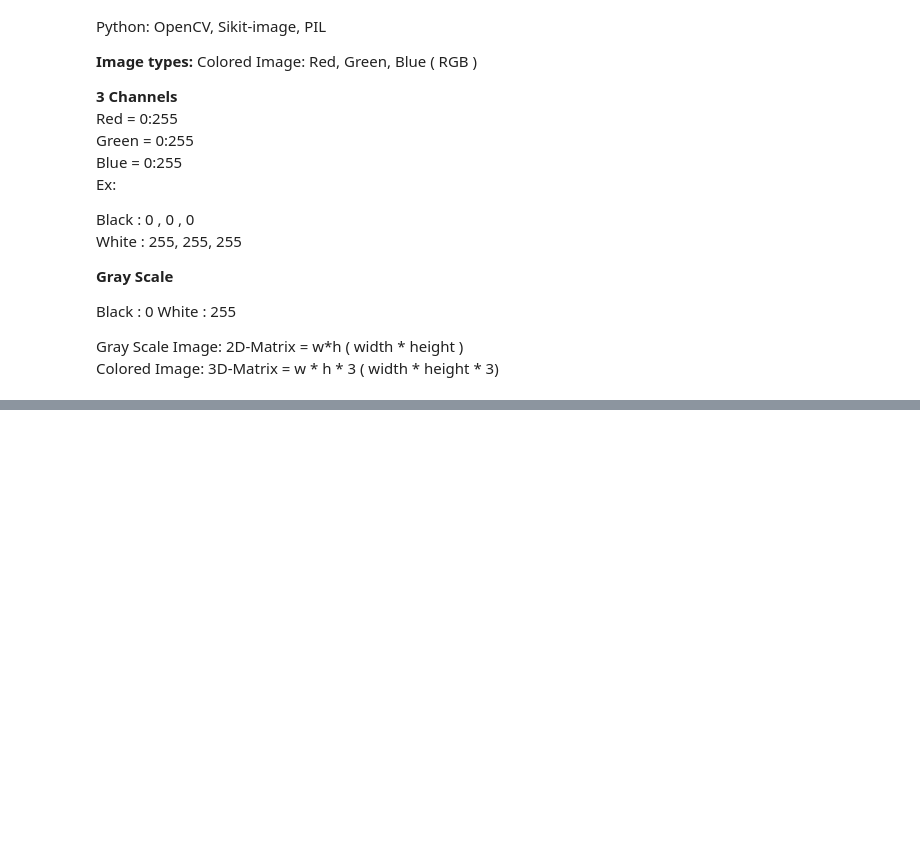
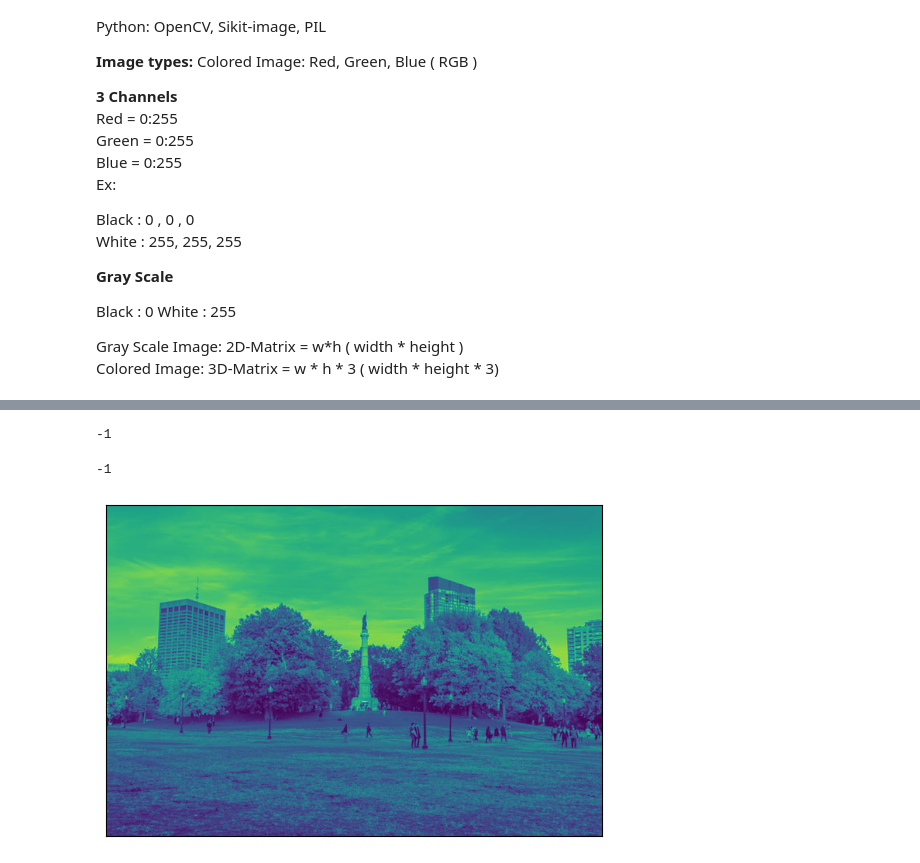
Before and after one commit to Nour-Zayed/Computer-Vision, a Jupyter notebook: Image Processing/image_Processing.ipynb, the cells around one changed output, grey strips where cells are left out. Drawn from its saved outputs; the diff is of its cells as text; code cells hidden in the pictures; blank space fills up the shorter version.

```diff
--- a/Image Processing/image_Processing.ipynb
+++ b/Image Processing/image_Processing.ipynb
@@ -71,0 +446,5 @@ Colored Image: 3D-Matrix = w * h * 3 ( width * height * 3)
+# %%
+img = cv.imread('park.jpg', 0) # read grayscale
+cv.imshow('Park', img)
+cv.waitKey(0)
+cv.destroyAllWindows()
@@ -71,0 +496,7 @@ Colored Image: 3D-Matrix = w * h * 3 ( width * height * 3)
+# %%
+# Flipping
+flip = cv.flip(img, -1 )
+cv.imshow('Flip', flip)
+cv.waitKey(0)
+# %% [output]
+-1
@@ -71,0 +509,17 @@ Colored Image: 3D-Matrix = w * h * 3 ( width * height * 3)
+# %%
+# Translation
+def translate(img, x, y):
+    transMat = np.float32([[1,0,x],[0,1,y]])
+    dimensions = (img.shape[1], img.shape[0])
+    return cv.warpAffine(img, transMat, dimensions)
+
+# -x --> Left
+# -y --> Up
+# x --> Right
+# y --> Down
+
+translated = translate(img, -20, -20)
+cv.imshow('Translated', translated)
+cv.waitKey(0)
+# %% [output]
+-1
@@ -71,0 +528,9 @@ Colored Image: 3D-Matrix = w * h * 3 ( width * height * 3)
+# %%
+from matplotlib import pyplot as plt
+#%matplotlib notebook
+#plt.figure(figsize=(20,10))
+plt.imshow(img)
+plt.xticks([]), plt.yticks([])  # to hide tick values on X and Y axis
+plt.show()
+# %% [output]
+[figure, added]
```
Also changed, not shown: parts of 76 cells of this notebook, 1 other file.
